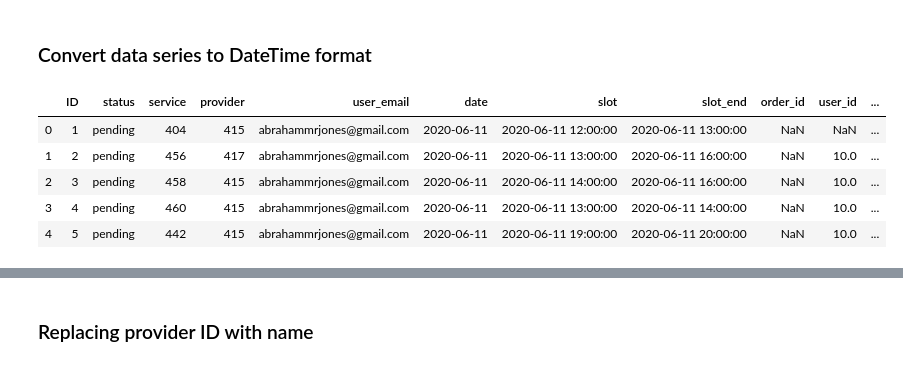
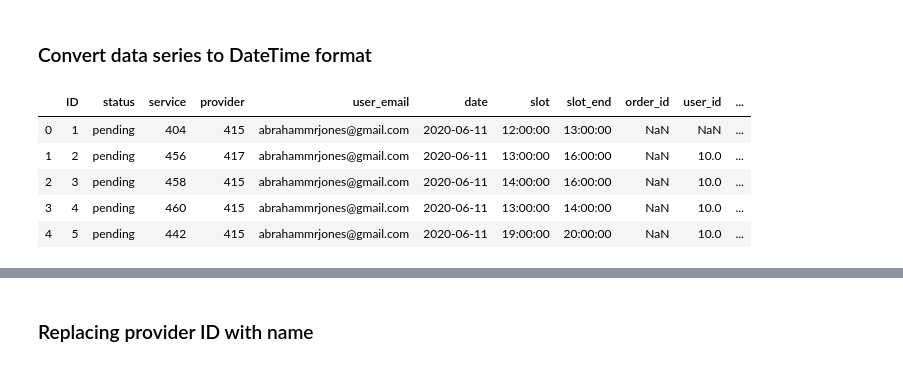
Before and after one commit to abejones26/downtown_docks, a Jupyter notebook: Dockage.ipynb, the cells around one changed output, grey strips where cells are left out. Drawn from its saved outputs; the diff is of its cells as text; code cells hidden in the pictures.

Commit message:
Converted Datetime and reformatted time

```diff
--- a/Dockage.ipynb
+++ b/Dockage.ipynb
@@ -27,14 +28,15 @@ ap
 # %% [markdown]
 ### Convert data series to DateTime format
 # %%
+# Using a unix epoch time
 ap["date"] = pd.to_datetime(ap["date"], unit='s')
-ap["slot"] = pd.to_datetime(ap["slot"], unit='s')
-ap["slot_end"] = pd.to_datetime(ap["slot_end"], unit='s')
+ap["slot"] = pd.to_datetime(ap["slot"], unit='s').dt.time
+ap["slot_end"] = pd.to_datetime(ap["slot_end"], unit='s').dt.time
 ap
 # %% [output]
 |  | ID | status | service | provider | user_email | date | slot | slot_end | order_id | user_id | ... |
-| 0 | 1 | pending | 404 | 415 | abrahammrjones@gmail.com | 2020-06-11 | 2020-06-11 12:00:00 | 2020-06-11 13:00:00 | NaN | NaN | ... |
-| 1 | 2 | pending | 456 | 417 | abrahammrjones@gmail.com | 2020-06-11 | 2020-06-11 13:00:00 | 2020-06-11 16:00:00 | NaN | 10.0 | ... |
-| 2 | 3 | pending | 458 | 415 | abrahammrjones@gmail.com | 2020-06-11 | 2020-06-11 14:00:00 | 2020-06-11 16:00:00 | NaN | 10.0 | ... |
-| 3 | 4 | pending | 460 | 415 | abrahammrjones@gmail.com | 2020-06-11 | 2020-06-11 13:00:00 | 2020-06-11 14:00:00 | NaN | 10.0 | ... |
-| 4 | 5 | pending | 442 | 415 | abrahammrjones@gmail.com | 2020-06-11 | 2020-06-11 19:00:00 | 2020-06-11 20:00:00 | NaN | 10.0 | ... |
+| 0 | 1 | pending | 404 | 415 | abrahammrjones@gmail.com | 2020-06-11 | 12:00:00 | 13:00:00 | NaN | NaN | ... |
+| 1 | 2 | pending | 456 | 417 | abrahammrjones@gmail.com | 2020-06-11 | 13:00:00 | 16:00:00 | NaN | 10.0 | ... |
+| 2 | 3 | pending | 458 | 415 | abrahammrjones@gmail.com | 2020-06-11 | 14:00:00 | 16:00:00 | NaN | 10.0 | ... |
+| 3 | 4 | pending | 460 | 415 | abrahammrjones@gmail.com | 2020-06-11 | 13:00:00 | 14:00:00 | NaN | 10.0 | ... |
+| 4 | 5 | pending | 442 | 415 | abrahammrjones@gmail.com | 2020-06-11 | 19:00:00 | 20:00:00 | NaN | 10.0 | ... |
```
Also changed, not shown: parts of 12 cells of this notebook.
